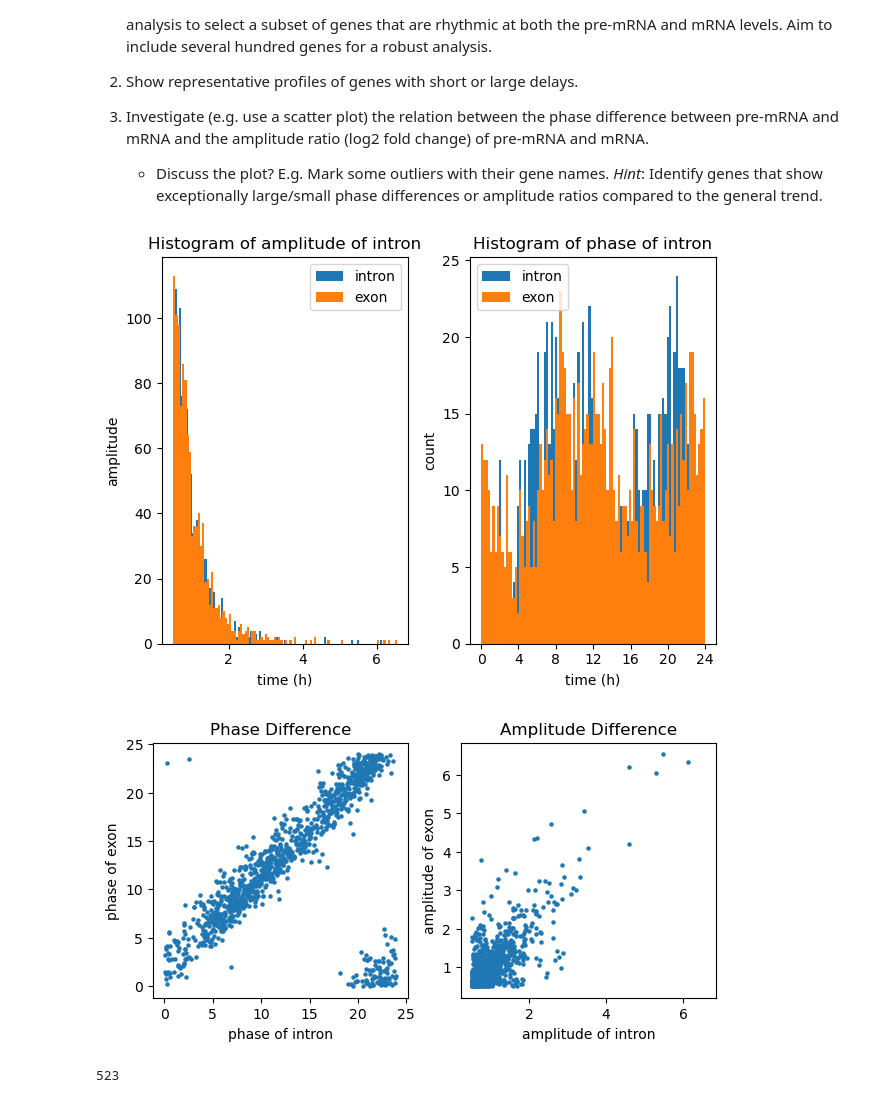
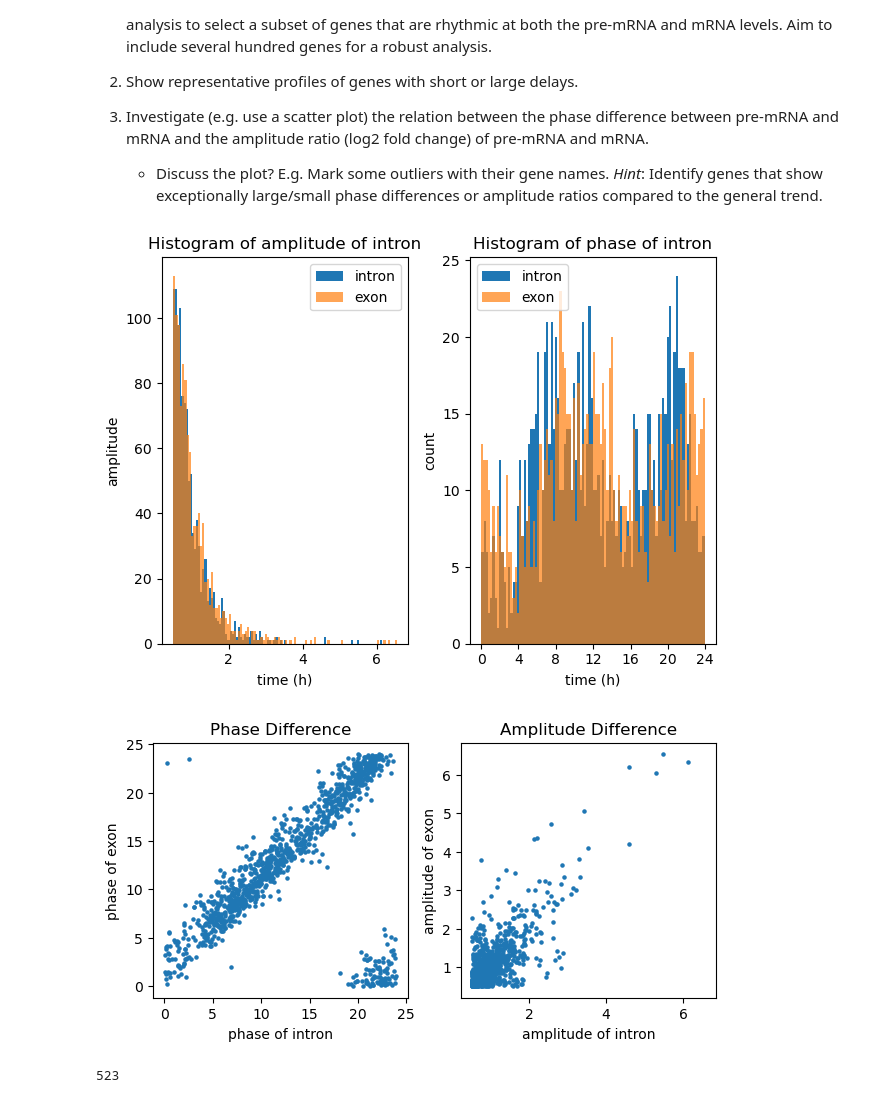
Before and after one commit to morri4shao/Genome-to-Function-class-project3, a Jupyter notebook: Exercise_Week11_12_B_final_FN.ipynb, the cells around one changed output. Drawn from its saved outputs; the diff is of its cells as text; code cells hidden in the pictures.

Commit message:
add alpha hist

```diff
--- a/Exercise_Week11_12_B_final_FN.ipynb
+++ b/Exercise_Week11_12_B_final_FN.ipynb
@@ -652,42 +652,42 @@ xx = np.logical_and(xx,results_exon['amp'] > 0.5)
 
 plt.subplot(1, 2, 1)
 plt.hist(results_intron['amp'][xx], bins=100)
-plt.hist(results_exon['amp'][xx], bins=100)
+plt.hist(results_exon['amp'][xx], bins=100,alpha=0.7)
 plt.title('Histogram of amplitude of intron')
 plt.xlabel('time (h)')
 plt.ylabel('amplitude')
 plt.legend(['intron', 'exon'])
 #plot 2:
 plt.subplot(1, 2, 2)
 plt.hist(results_intron['phase'][xx], bins=100)
-plt.hist(results_exon['phase'][xx], bins=100)
+plt.hist(results_exon['phase'][xx], bins=100,alpha=0.7)
 plt.title('Histogram of phase of intron')
 plt.xlabel('time (h)')
 plt.ylabel('count')
 plt.xticks(np.arange(0, 28, 4))
 plt.legend(['intron', 'exon'])
 plt.tight_layout()
 plt.show()
 
 #create new plot
 plt.subplot(1, 2, 1)
 scat = plt.scatter(results_intron['phase'][xx], results_exon['phase'][xx], s=5)
 plt.title('Phase Difference')
 plt.xlabel('phase of intron')
 plt.ylabel('phase of exon')
 plt.axis('square')
 
 plt.subplot(1, 2, 2)
 plt.scatter(results_intron['amp'][xx], results_exon['amp'][xx], s=5)
 plt.title('Amplitude Difference')
 plt.xlabel('amplitude of intron')
 plt.ylabel('amplitude of exon')
 plt.axis('square')
 
 plt.tight_layout()
 plt.show()
 # %% [output]
-[figure, old version]
+[figure, new version]
 [figure]
 # %%
 phases_coord = scat.get_offsets().data
```
